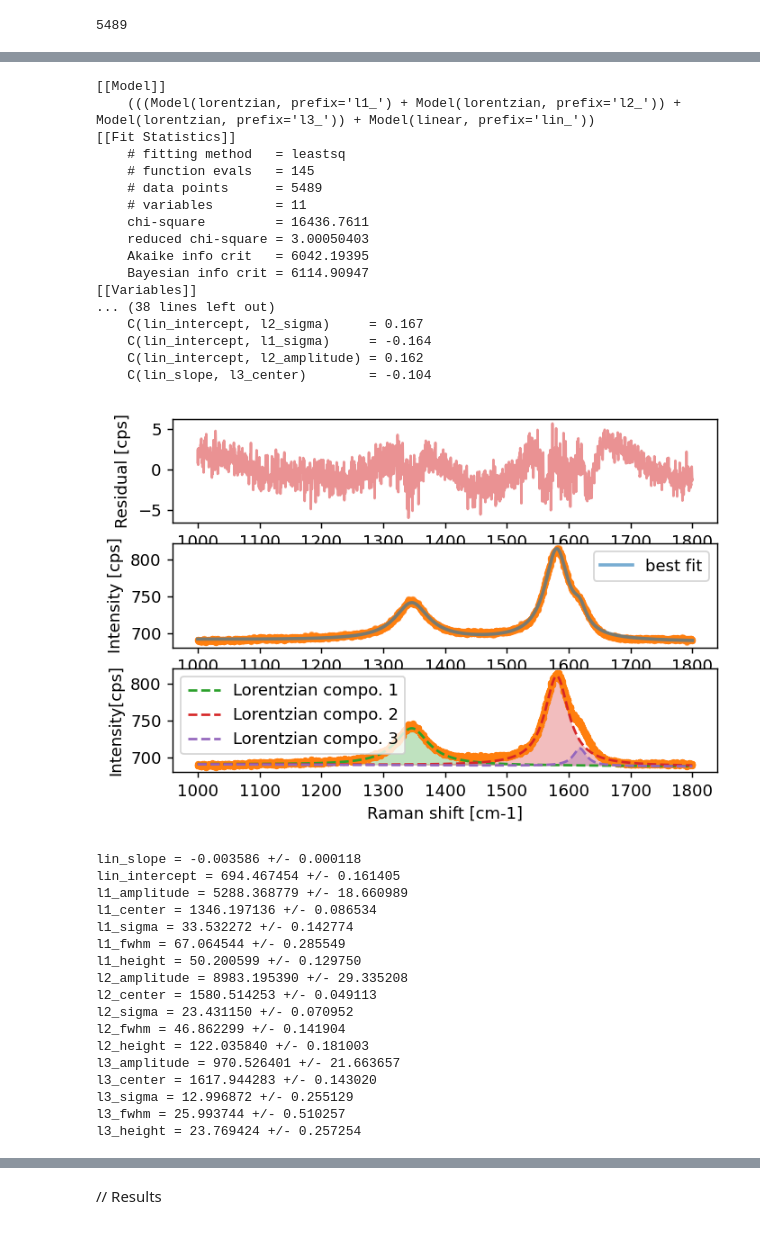
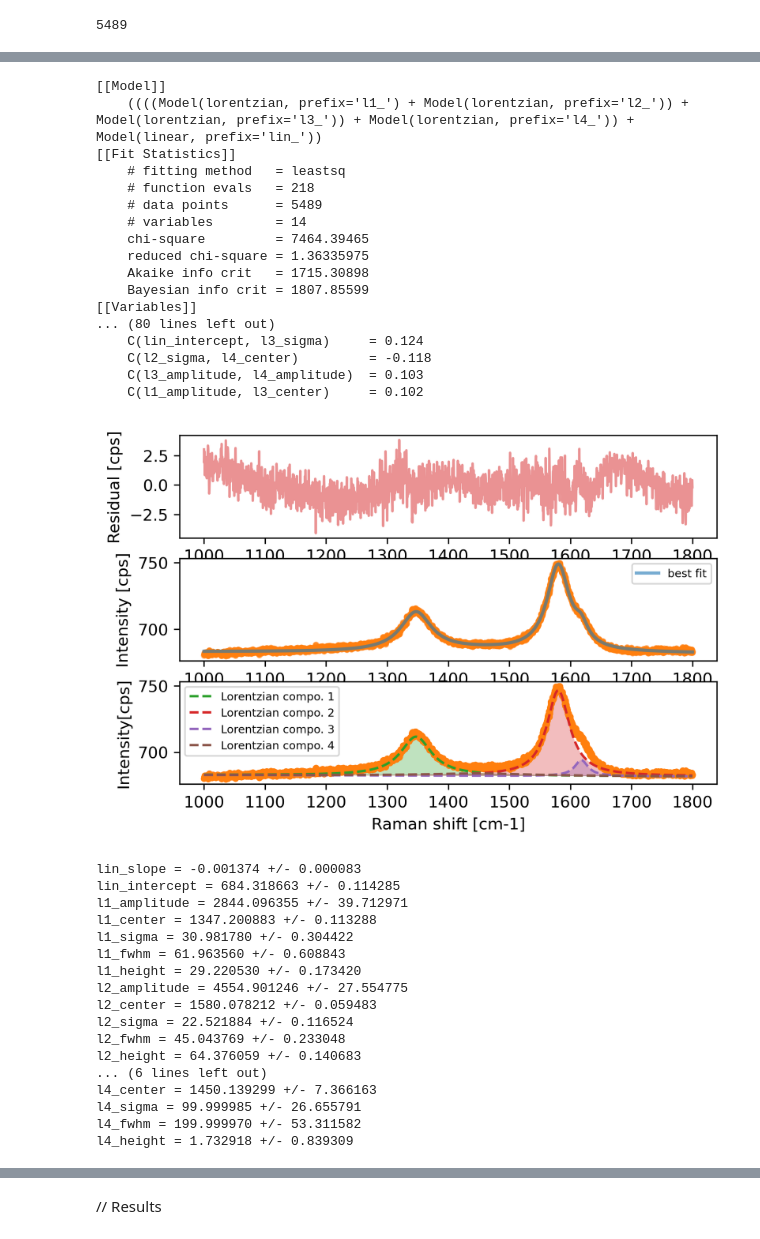
Before and after one commit to hiroshifuruta/ramanfit, a Jupyter notebook: ramanfit.ipynb, the cells around one changed output, grey strips where cells are left out. Drawn from its saved outputs; the diff is of its cells as text; code cells hidden in the pictures.

```diff
--- a/ramanfit.ipynb
+++ b/ramanfit.ipynb
@@ -129,76 +110,85 @@ pars
+# %%
+lorentz4 = LorentzianModel(prefix='l4_')
+pars.update(lorentz4.make_params())
+
+pars['l4_center'].set(value=1500, min=1450, max=1520)
+pars['l4_sigma'].set(value=10, min=5, max=100)
+pars['l4_amplitude'].set(value=1000, min=5)
 # %%
-mod = lorentz1 + lorentz2 + lorentz3 + bg
+mod = lorentz1 + lorentz2 + lorentz3 + lorentz4 + bg
 init = mod.eval(pars, x=xDG)
 out = mod.fit(yDG, pars, x=xDG)
 # %%
 print(out.fit_report())
 # %% [output]
 [[Model]]
-    (((Model(lorentzian, prefix='l1_') + Model(lorentzian, prefix='l2_')) + Model(lorentzian, prefix='l3_')) + Model(linear, prefix='lin_'))
+    ((((Model(lorentzian, prefix='l1_') + Model(lorentzian, prefix='l2_')) + Model(lorentzian, prefix='l3_')) + Model(lorentzian, prefix='l4_')) + Model(linear, prefix='lin_'))
 [[Fit Statistics]]
     # fitting method   = leastsq
-    # function evals   = 145
+    # function evals   = 218
     # data points      = 5489
-    # variables        = 11
-    chi-square         = 16436.7611
-    reduced chi-square = 3.00050403
-    Akaike info crit   = 6042.19395
-    Bayesian info crit = 6114.90947
+    # variables        = 14
+    chi-square         = 7464.39465
+    reduced chi-square = 1.36335975
+    Akaike info crit   = 1715.30898
+    Bayesian info crit = 1807.85599
 [[Variables]]
-... (38 lines left out)
-    C(lin_intercept, l2_sigma)     = 0.167
-    C(lin_intercept, l1_sigma)     = -0.164
-    C(lin_intercept, l2_amplitude) = 0.162
-    C(lin_slope, l3_center)        = -0.104
+... (80 lines left out)
+    C(lin_intercept, l3_sigma)     = 0.124
+    C(l2_sigma, l4_center)         = -0.118
+    C(l3_amplitude, l4_amplitude)  = 0.103
+    C(l1_amplitude, l3_center)     = 0.102
 # %%
-fig, ax = plt.subplots(3,1,dpi=130)
+fig, ax = plt.subplots(3,1,dpi=300)
 ax=ax.ravel()
 
 ax[0].plot(xDG, out.best_fit - yDG, 'C3-', alpha=0.5)
 
 ax[1].plot(xDG, yDG, 'C1.',alpha=0.5)
 ax[1].plot(xDG, out.best_fit, '-', label='best fit',zorder=10,lw=2, alpha=0.6)
 
 ax[2].plot(xDG, yDG, 'C1.')
 comps = out.eval_components(x=xDG)
 ax[2].plot(xDG, comps['l1_']+comps['lin_'], 'C2--', label='Lorentzian compo. 1')
 ax[2].fill_between(xDG, comps['l1_']+comps['lin_'], comps['lin_'],facecolor='C2',alpha=0.3)
 ax[2].plot(xDG, comps['l2_']+comps['lin_'], 'C3--', label='Lorentzian compo. 2')
 ax[2].fill_between(xDG, comps['l2_']+comps['lin_'], comps['lin_'],facecolor='C3',alpha=0.3)
 ax[2].plot(xDG, comps['l3_']+comps['lin_'], 'C4--', label='Lorentzian compo. 3')
 ax[2].fill_between(xDG, comps['l3_']+comps['lin_'], comps['lin_'],facecolor='C4',alpha=0.3)
+ax[2].plot(xDG, comps['l4_']+comps['lin_'], 'C5--', label='Lorentzian compo. 4')
+ax[2].fill_between(xDG, comps['l4_']+comps['lin_'], comps['lin_'],facecolor='C5',alpha=0.3)
 
 ax[0].set(xlabel="",ylabel="Residual [cps]")
 ax[1].set(xlabel="",ylabel="Intensity [cps]")
 ax[2].set(xlabel="Raman shift [cm-1]",ylabel="Intensity[cps]")
-ax[1].legend(loc='best')
-ax[2].legend(loc='best')
+ax[1].legend(loc='best', fontsize='x-small')
+ax[2].legend(loc='best', fontsize='x-small')
 
 plt.savefig("ramfit.png",dpi=130)
 plt.show()
 # %% [output]
-[figure, old version]
+[figure, new version]
 # %%
 for parname, param in out.params.items():
     print("%s = %f +/- %f " % (parname, param.value, param.stderr))
 # %% [output]
-lin_slope = -0.003586 +/- 0.000118
-lin_intercept = 694.467454 +/- 0.161405
-l1_amplitude = 5288.368779 +/- 18.660989
-l1_center = 1346.197136 +/- 0.086534
-l1_sigma = 33.532272 +/- 0.142774
-l1_fwhm = 67.064544 +/- 0.285549
-l1_height = 50.200599 +/- 0.129750
-l2_amplitude = 8983.195390 +/- 29.335208
-l2_center = 1580.514253 +/- 0.049113
-l2_sigma = 23.431150 +/- 0.070952
-l2_fwhm = 46.862299 +/- 0.141904
-l2_height = 122.035840 +/- 0.181003
-l3_amplitude = 970.526401 +/- 21.663657
-l3_center = 1617.944283 +/- 0.143020
-l3_sigma = 12.996872 +/- 0.255129
-l3_fwhm = 25.993744 +/- 0.510257
-l3_height = 23.769424 +/- 0.257254
+lin_slope = -0.001374 +/- 0.000083
+lin_intercept = 684.318663 +/- 0.114285
+l1_amplitude = 2844.096355 +/- 39.712971
+l1_center = 1347.200883 +/- 0.113288
+l1_sigma = 30.981780 +/- 0.304422
+l1_fwhm = 61.963560 +/- 0.608843
+l1_height = 29.220530 +/- 0.173420
+l2_amplitude = 4554.901246 +/- 27.554775
+l2_center = 1580.078212 +/- 0.059483
+l2_sigma = 22.521884 +/- 0.116524
+l2_fwhm = 45.043769 +/- 0.233048
+l2_height = 64.376059 +/- 0.140683
+... (6 lines left out)
+l4_center = 1450.139299 +/- 7.366163
+l4_sigma = 99.999985 +/- 26.655791
+l4_fwhm = 199.999970 +/- 53.311582
+l4_height = 1.732918 +/- 0.839309
 # %%
 od=out.params
 l1_height_stderr=od['l1_height'].stderr
```
Also changed, not shown: parts of 22 cells of this notebook, 1 other file.
